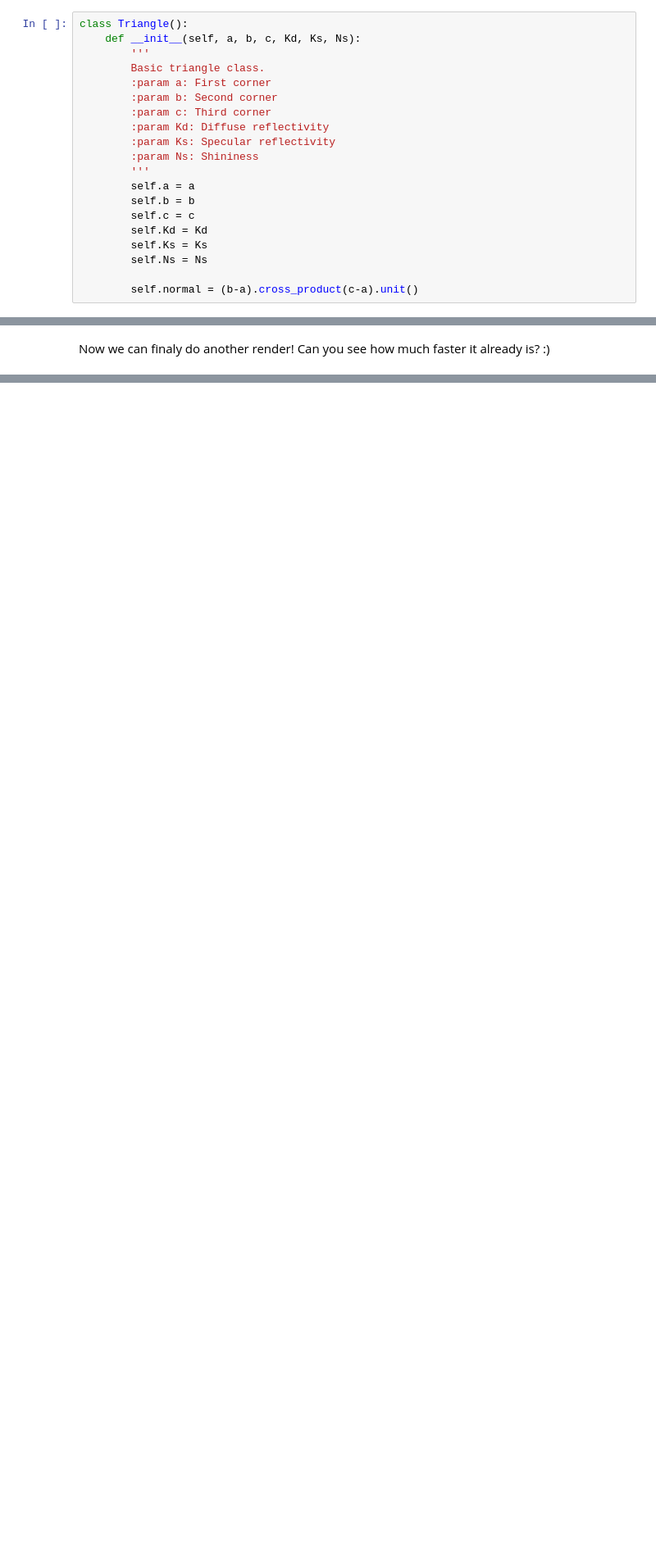
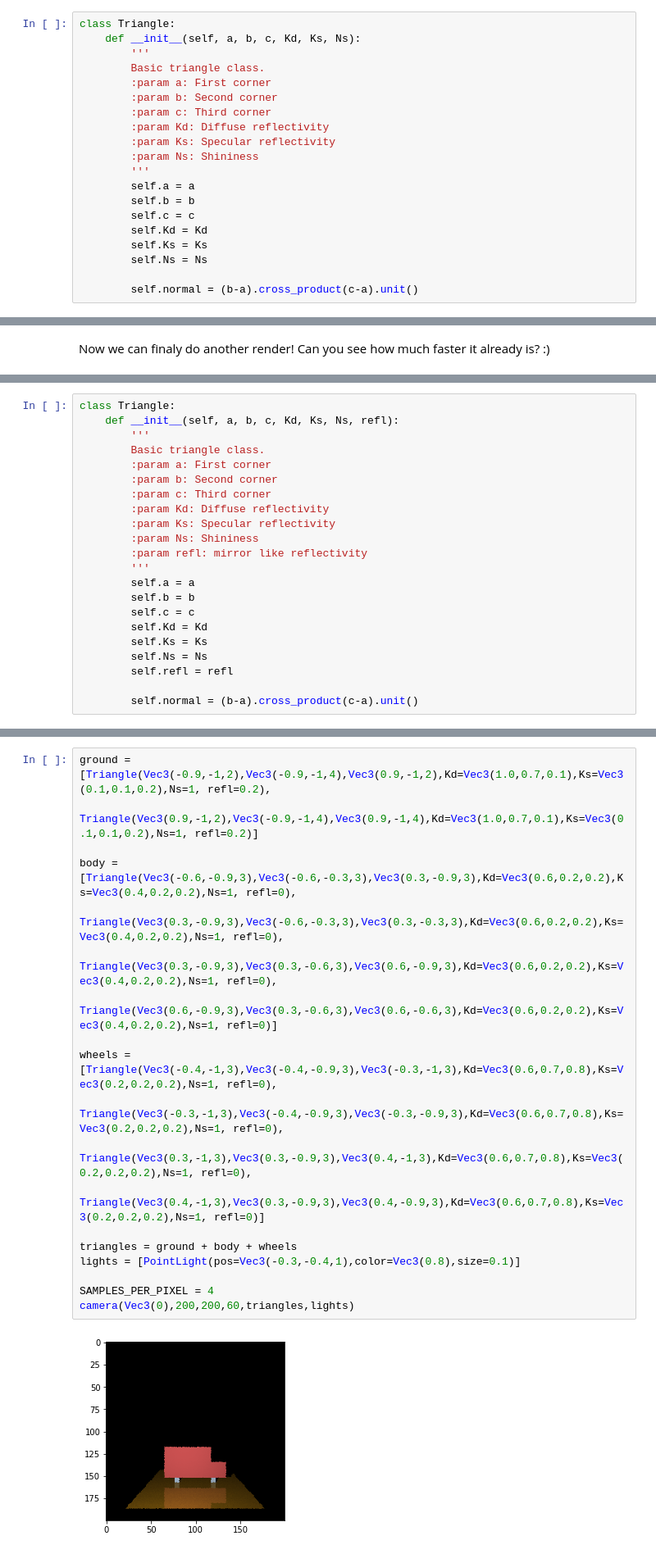
Before and after one commit to noahiscool13/PyRaytacerNotebook, a Jupyter notebook: Intro to raytracing in python.ipynb, the cells around one changed output, grey strips where cells are left out. Shown at 82% size. Drawn from its saved outputs; the diff is of its cells as text; blank space fills up the shorter version.

Commit message:
Add Part 7: Self reflection is key

```diff
--- a/Intro to raytracing in python.ipynb
+++ b/Intro to raytracing in python.ipynb
@@ -344,7 +344,7 @@ Now we will add material properties to triangles.
 It will be useful to know the surface normals of all triangles when we calculate the shadings.
 Therefore we will calculate the normals during the construction of triangles.
 # %%
-class Triangle():
+class Triangle:
     def __init__(self, a, b, c, Kd, Ks, Ns):
         '''
         Basic triangle class.
@@ -1057,0 +1070,22 @@ Dont worry though, because we will revisit performance later.
+# %%
+class Triangle:
+    def __init__(self, a, b, c, Kd, Ks, Ns, refl):
+        '''
+        Basic triangle class.
+        :param a: First corner
+        :param b: Second corner
+        :param c: Third corner
+        :param Kd: Diffuse reflectivity
+        :param Ks: Specular reflectivity
+        :param Ns: Shininess
+        :param refl: mirror like reflectivity
+        '''
+        self.a = a
+        self.b = b
+        self.c = c
+        self.Kd = Kd
+        self.Ks = Ks
+        self.Ns = Ns
+        self.refl = refl
+
+        self.normal = (b-a).cross_product(c-a).unit()
@@ -1057,0 +1147,21 @@ Dont worry though, because we will revisit performance later.
+# %%
+ground = [Triangle(Vec3(-0.9,-1,2),Vec3(-0.9,-1,4),Vec3(0.9,-1,2),Kd=Vec3(1.0,0.7,0.1),Ks=Vec3(0.1,0.1,0.2),Ns=1, refl=0.2),
+          Triangle(Vec3(0.9,-1,2),Vec3(-0.9,-1,4),Vec3(0.9,-1,4),Kd=Vec3(1.0,0.7,0.1),Ks=Vec3(0.1,0.1,0.2),Ns=1, refl=0.2)]
+
+body = [Triangle(Vec3(-0.6,-0.9,3),Vec3(-0.6,-0.3,3),Vec3(0.3,-0.9,3),Kd=Vec3(0.6,0.2,0.2),Ks=Vec3(0.4,0.2,0.2),Ns=1, refl=0),
+        Triangle(Vec3(0.3,-0.9,3),Vec3(-0.6,-0.3,3),Vec3(0.3,-0.3,3),Kd=Vec3(0.6,0.2,0.2),Ks=Vec3(0.4,0.2,0.2),Ns=1, refl=0),
+        Triangle(Vec3(0.3,-0.9,3),Vec3(0.3,-0.6,3),Vec3(0.6,-0.9,3),Kd=Vec3(0.6,0.2,0.2),Ks=Vec3(0.4,0.2,0.2),Ns=1, refl=0),
+        Triangle(Vec3(0.6,-0.9,3),Vec3(0.3,-0.6,3),Vec3(0.6,-0.6,3),Kd=Vec3(0.6,0.2,0.2),Ks=Vec3(0.4,0.2,0.2),Ns=1, refl=0)]
+
+wheels = [Triangle(Vec3(-0.4,-1,3),Vec3(-0.4,-0.9,3),Vec3(-0.3,-1,3),Kd=Vec3(0.6,0.7,0.8),Ks=Vec3(0.2,0.2,0.2),Ns=1, refl=0),
+          Triangle(Vec3(-0.3,-1,3),Vec3(-0.4,-0.9,3),Vec3(-0.3,-0.9,3),Kd=Vec3(0.6,0.7,0.8),Ks=Vec3(0.2,0.2,0.2),Ns=1, refl=0),
+          Triangle(Vec3(0.3,-1,3),Vec3(0.3,-0.9,3),Vec3(0.4,-1,3),Kd=Vec3(0.6,0.7,0.8),Ks=Vec3(0.2,0.2,0.2),Ns=1, refl=0),
+          Triangle(Vec3(0.4,-1,3),Vec3(0.3,-0.9,3),Vec3(0.4,-0.9,3),Kd=Vec3(0.6,0.7,0.8),Ks=Vec3(0.2,0.2,0.2),Ns=1, refl=0)]
+
+triangles = ground + body + wheels
+lights = [PointLight(pos=Vec3(-0.3,-0.4,1),color=Vec3(0.8),size=0.1)]
+
+SAMPLES_PER_PIXEL = 4
+camera(Vec3(0),200,200,60,triangles,lights)
+# %% [output]
+[figure, added]
```
Also changed, not shown: parts of 5 cells of this notebook.
